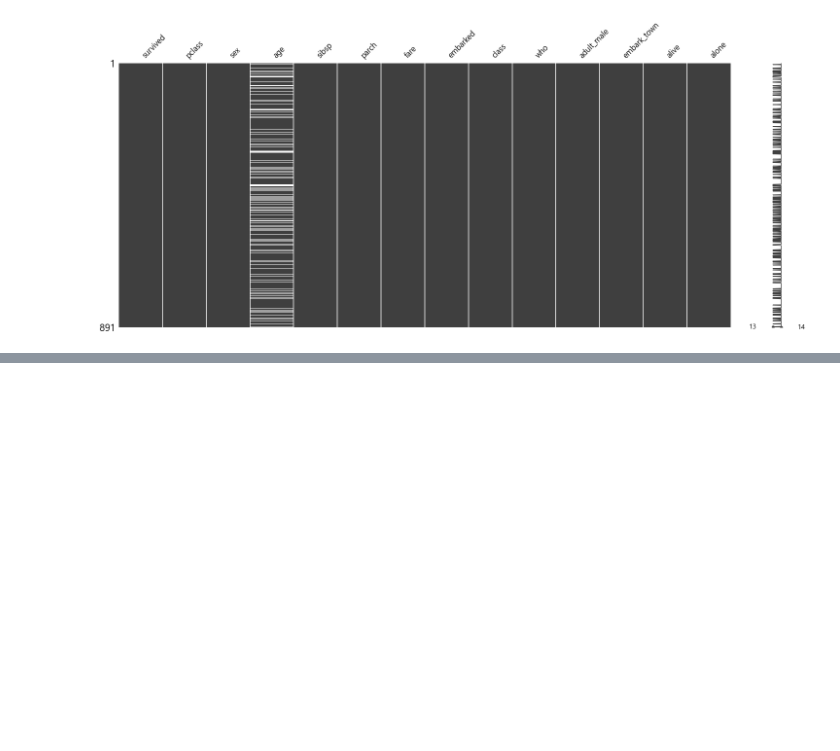
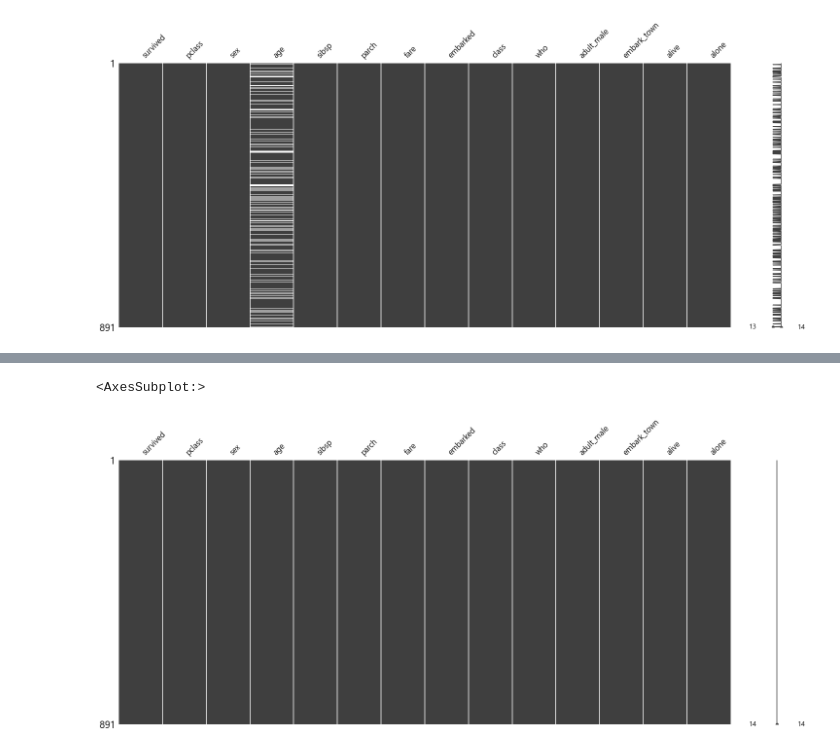
Before and after one commit to yschoi9930/JupyterNotebook, a Jupyter notebook: Practice/210122.ipynb, the cells around one changed output, grey strips where cells are left out. Drawn from its saved outputs; the diff is of its cells as text; code cells hidden in the pictures; blank space fills up the shorter version.

```diff
--- a/Practice/210122.ipynb
+++ b/Practice/210122.ipynb
@@ -195,0 +217,9 @@ AttributeError: 'Line2D' object has no property 'grid'
+# %%
+imputer_age = SimpleImputer(strategy="median")
+titanic["age"] = imputer_embark_town.fit_transform(titanic[["age"]])
+
+msno.matrix(titanic)
+plt.show()
+# %% [output]
+<AxesSubplot:>
+[figure, added]
```
Also changed, not shown: parts of 5 cells of this notebook.
